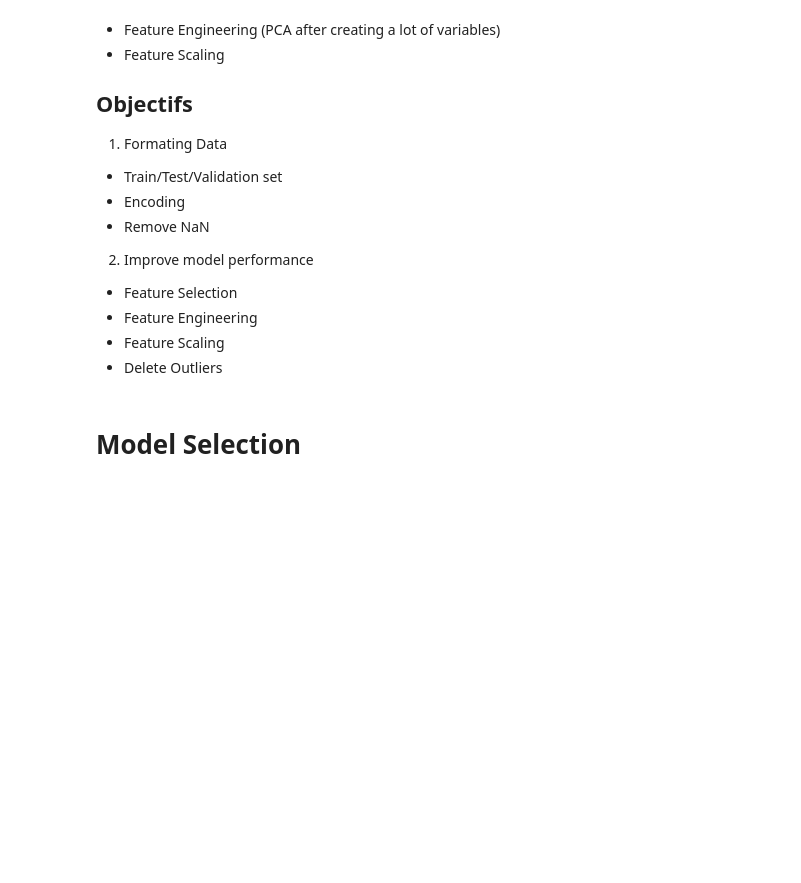
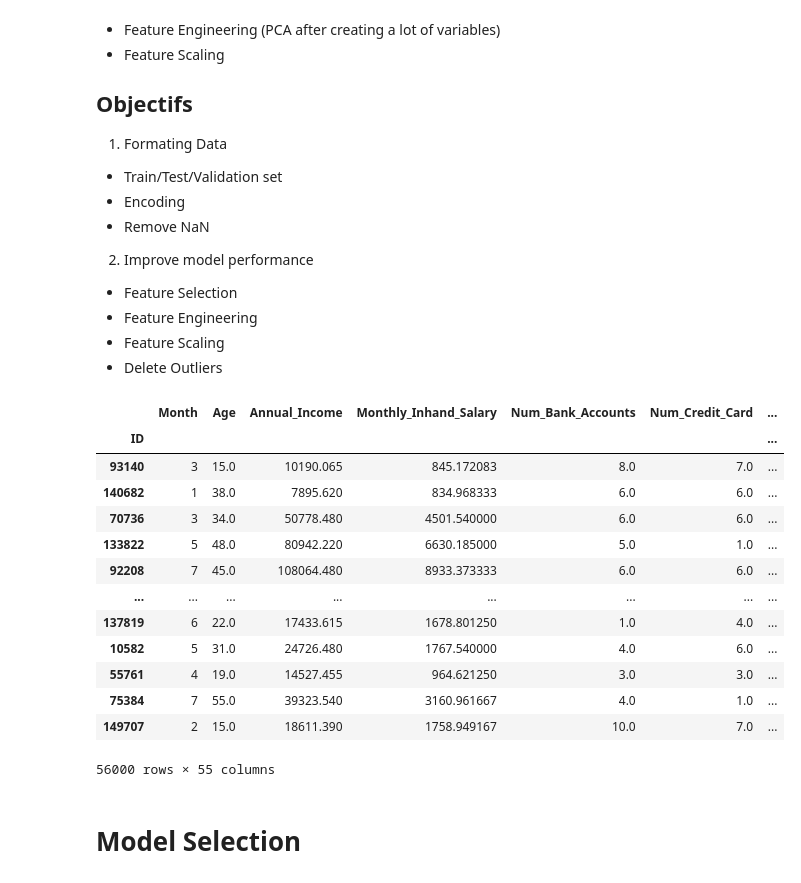
Before and after one commit to Behachee/Credit-Score-Classification, a Jupyter notebook: 2- Pre-Processing/Pre_processing-Theo.ipynb, the cells around one changed output. Cells and saved outputs as stored; diff of their text form; code cells hidden in the pictures; blank space fills up the shorter version.

```diff
--- a/2- Pre-Processing/Pre_processing-Theo.ipynb
+++ b/2- Pre-Processing/Pre_processing-Theo.ipynb
@@ -75,6 +75,23 @@ X_test, y_test = preprocessing(trainset, 'train')
 # 0 = Poor
 # 1 = Standard
 # 2 = Good
+# %%
+X_train
+# %% [output]
+|  | Month | Age | Annual_Income | Monthly_Inhand_Salary | Num_Bank_Accounts | Num_Credit_Card | ... |
+| ID |  |  |  |  |  |  | ... |
+| 93140 | 3 | 15.0 | 10190.065 | 845.172083 | 8.0 | 7.0 | ... |
+| 140682 | 1 | 38.0 | 7895.620 | 834.968333 | 6.0 | 6.0 | ... |
+| 70736 | 3 | 34.0 | 50778.480 | 4501.540000 | 6.0 | 6.0 | ... |
+| 133822 | 5 | 48.0 | 80942.220 | 6630.185000 | 5.0 | 1.0 | ... |
+| 92208 | 7 | 45.0 | 108064.480 | 8933.373333 | 6.0 | 6.0 | ... |
+| ... | ... | ... | ... | ... | ... | ... | ... |
+| 137819 | 6 | 22.0 | 17433.615 | 1678.801250 | 1.0 | 4.0 | ... |
+| 10582 | 5 | 31.0 | 24726.480 | 1767.540000 | 4.0 | 6.0 | ... |
+| 55761 | 4 | 19.0 | 14527.455 | 964.621250 | 3.0 | 3.0 | ... |
+| 75384 | 7 | 55.0 | 39323.540 | 3160.961667 | 4.0 | 1.0 | ... |
+| 149707 | 2 | 15.0 | 18611.390 | 1758.949167 | 10.0 | 7.0 | ... |
+56000 rows × 55 columns
 # %% [markdown]
 # Model Selection
 # %%
```
Also changed, not shown: parts of 2 cells of this notebook.
